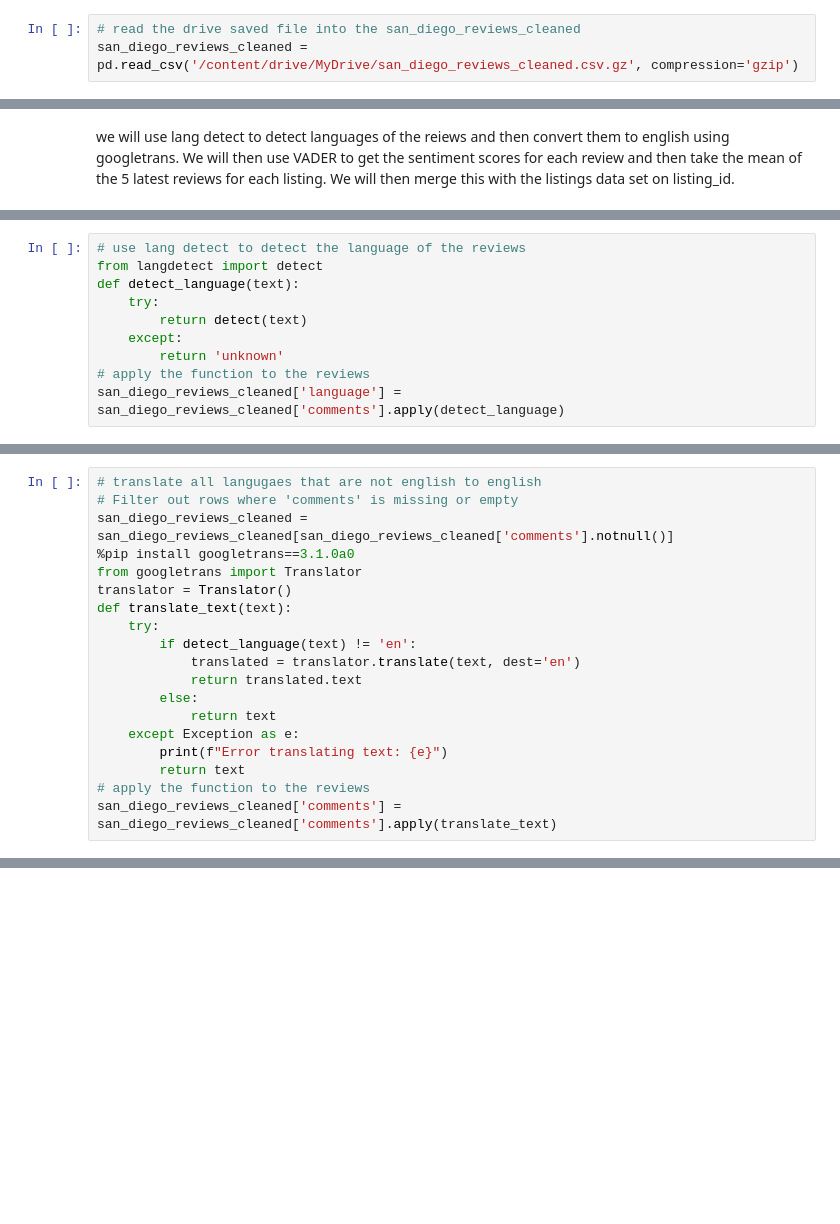
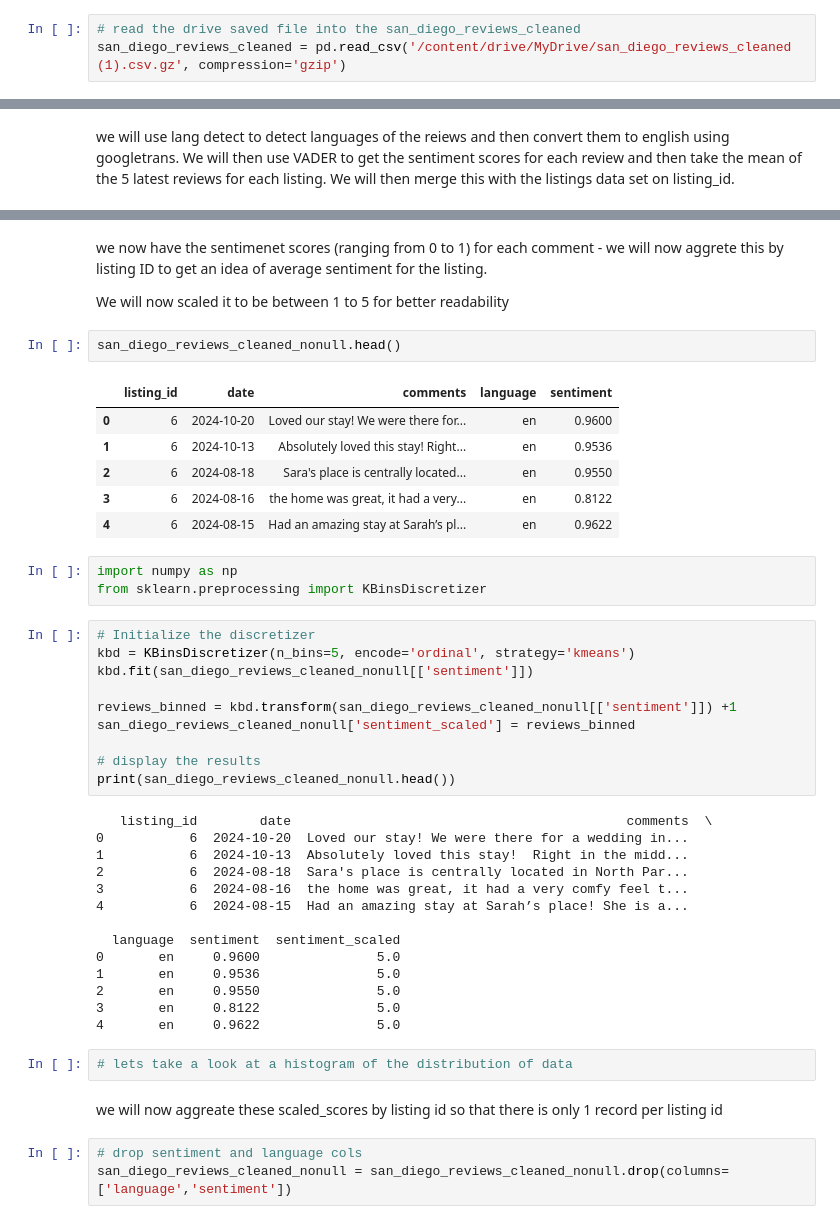
Before and after one commit to Ayan-Sengupta/sd-airbnb-feature-sentiment-analysis, a Jupyter notebook: reviews_analysis.ipynb, the cells around one changed output, grey strips where cells are left out. Drawn from its saved outputs; the diff is of its cells as text; blank space fills up the shorter version.

Commit message:
complete sentiment analysis on to topic modelling.

```diff
--- a/reviews_analysis.ipynb
+++ b/reviews_analysis.ipynb
@@ -457,6 +476,6 @@ NameError: name 'san_diego_reviews_cleaned' is not defined
 # %%
 # read the drive saved file into the san_diego_reviews_cleaned
-san_diego_reviews_cleaned = pd.read_csv('/content/drive/MyDrive/san_diego_reviews_cleaned.csv.gz', compression='gzip')
+san_diego_reviews_cleaned = pd.read_csv('/content/drive/MyDrive/san_diego_reviews_cleaned (1).csv.gz', compression='gzip')
 # %%
 print(san_diego_reviews_cleaned.shape)
 # %% [output]
@@ -544,10 +581,0 @@ Note: you may need to restart the kernel to use updated packages.
-# %%
-# use lang detect to detect the language of the reviews
-from langdetect import detect
-def detect_language(text):
-    try:
-        return detect(text)
-    except:
-        return 'unknown'
-# apply the function to the reviews
-san_diego_reviews_cleaned['language'] = san_diego_reviews_cleaned['comments'].apply(detect_language)
@@ -575,20 +587 @@ lt             1
 Name: count, dtype: int64
-# %%
-# translate all langugaes that are not english to english
-# Filter out rows where 'comments' is missing or empty
-san_diego_reviews_cleaned = san_diego_reviews_cleaned[san_diego_reviews_cleaned['comments'].notnull()]
-%pip install googletrans==3.1.0a0
-from googletrans import Translator
-translator = Translator()
-def translate_text(text):
-    try:
-        if detect_language(text) != 'en':
-            translated = translator.translate(text, dest='en')
-            return translated.text
-        else:
-            return text
-    except Exception as e:
-        print(f"Error translating text: {e}")
-        return text
-# apply the function to the reviews
-san_diego_reviews_cleaned['comments'] = san_diego_reviews_cleaned['comments'].apply(translate_text)
@@ -644,0 +615,47 @@ See the caveats in the documentation: https://pandas.pydata.org/pandas-docs/stab
+# %% [markdown]
+we now have the sentimenet scores (ranging from 0 to 1) for each comment - we will now aggrete this by listing ID to get an idea of average sentiment for the listing.
+
+We will now scaled it to be between 1 to 5 for better readability
+# %%
+san_diego_reviews_cleaned_nonull.head()
+# %% [output]
+|  | listing_id | date | comments | language | sentiment |
+| 0 | 6 | 2024-10-20 | Loved our stay! We were there for... | en | 0.9600 |
+| 1 | 6 | 2024-10-13 | Absolutely loved this stay! Right... | en | 0.9536 |
+| 2 | 6 | 2024-08-18 | Sara's place is centrally located... | en | 0.9550 |
+| 3 | 6 | 2024-08-16 | the home was great, it had a very... | en | 0.8122 |
+| 4 | 6 | 2024-08-15 | Had an amazing stay at Sarah’s pl... | en | 0.9622 |
+# %%
+import numpy as np
+from sklearn.preprocessing import KBinsDiscretizer
+# %%
+# Initialize the discretizer
+kbd = KBinsDiscretizer(n_bins=5, encode='ordinal', strategy='kmeans')
+kbd.fit(san_diego_reviews_cleaned_nonull[['sentiment']])
+
+reviews_binned = kbd.transform(san_diego_reviews_cleaned_nonull[['sentiment']]) +1
+san_diego_reviews_cleaned_nonull['sentiment_scaled'] = reviews_binned
+
+# display the results
+print(san_diego_reviews_cleaned_nonull.head())
+# %% [output]
+   listing_id        date                                           comments  \
+0           6  2024-10-20  Loved our stay! We were there for a wedding in...
+1           6  2024-10-13  Absolutely loved this stay!  Right in the midd...
+2           6  2024-08-18  Sara's place is centrally located in North Par...
+3           6  2024-08-16  the home was great, it had a very comfy feel t...
+4           6  2024-08-15  Had an amazing stay at Sarah’s place! She is a...
+
+  language  sentiment  sentiment_scaled
+0       en     0.9600               5.0
+1       en     0.9536               5.0
+2       en     0.9550               5.0
+3       en     0.8122               5.0
+4       en     0.9622               5.0
+# %%
+# lets take a look at a histogram of the distribution of data
+# %% [markdown]
+we will now aggreate these scaled_scores by listing id so that there is only 1 record per listing id
+# %%
+# drop sentiment and language cols
+san_diego_reviews_cleaned_nonull = san_diego_reviews_cleaned_nonull.drop(columns=['language','sentiment'])
```
Also changed, not shown: parts of 21 cells of this notebook.
